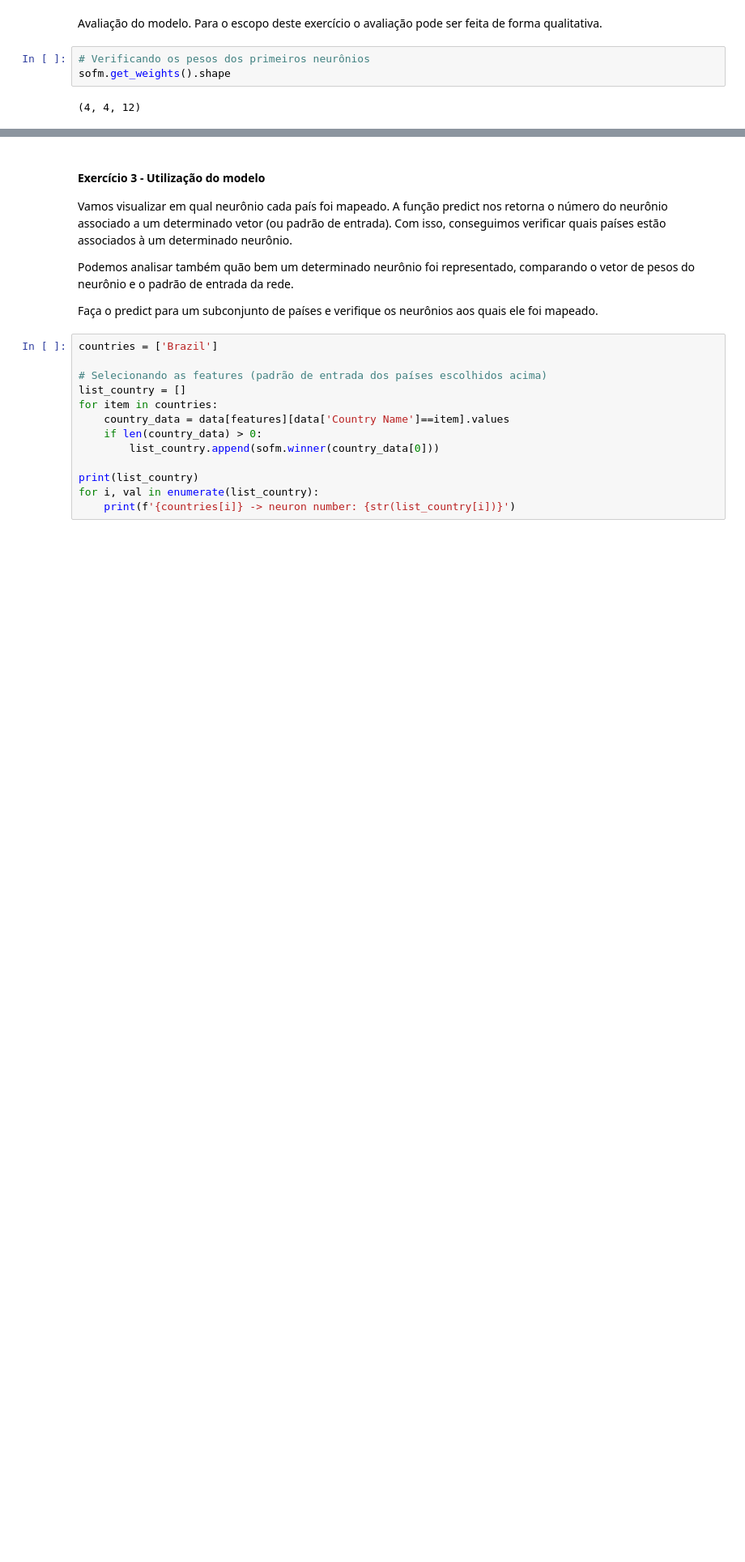
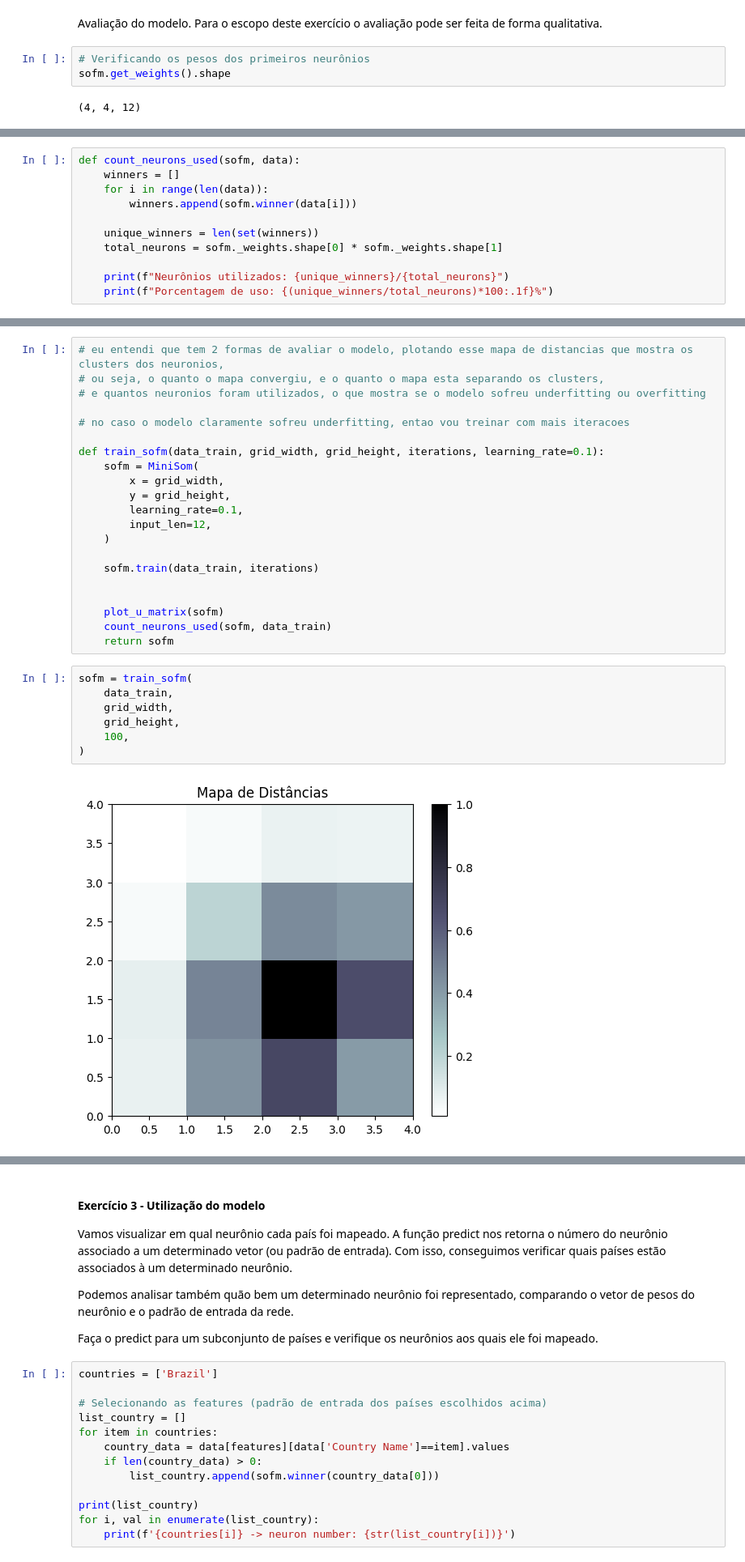
Before and after one commit to KndHvH/study, a Jupyter notebook: POLI/ML2/t2/exercícios_som.ipynb, the cells around one changed output, grey strips where cells are left out. Shown at 81% size. Drawn from its saved outputs; the diff is of its cells as text; blank space fills up the shorter version.

```diff
--- a/POLI/ML2/t2/exercícios_som.ipynb
+++ b/POLI/ML2/t2/exercícios_som.ipynb
@@ -167,0 +180,11 @@ sofm.get_weights().shape
+# %%
+def count_neurons_used(sofm, data):
+    winners = []
+    for i in range(len(data)):
+        winners.append(sofm.winner(data[i]))
+
+    unique_winners = len(set(winners))
+    total_neurons = sofm._weights.shape[0] * sofm._weights.shape[1]
+
+    print(f"Neurônios utilizados: {unique_winners}/{total_neurons}")
+    print(f"Porcentagem de uso: {(unique_winners/total_neurons)*100:.1f}%")
@@ -167,0 +196,30 @@ sofm.get_weights().shape
+# %%
+# eu entendi que tem 2 formas de avaliar o modelo, plotando esse mapa de distancias que mostra os clusters dos neuronios,
+# ou seja, o quanto o mapa convergiu, e o quanto o mapa esta separando os clusters,
+# e quantos neuronios foram utilizados, o que mostra se o modelo sofreu underfitting ou overfitting
+
+# no caso o modelo claramente sofreu underfitting, entao vou treinar com mais iteracoes
+
+def train_sofm(data_train, grid_width, grid_height, iterations, learning_rate=0.1):
+    sofm = MiniSom(
+        x = grid_width,
+        y = grid_height,
+        learning_rate=0.1,
+        input_len=12,
+    )
+
+    sofm.train(data_train, iterations)
+
+
+    plot_u_matrix(sofm)
+    count_neurons_used(sofm, data_train)
+    return sofm
+# %%
+sofm = train_sofm(
+    data_train,
+    grid_width,
+    grid_height,
+    100,
+)
+# %% [output]
+[figure, added]
```
Also changed, not shown: parts of 15 cells of this notebook.
